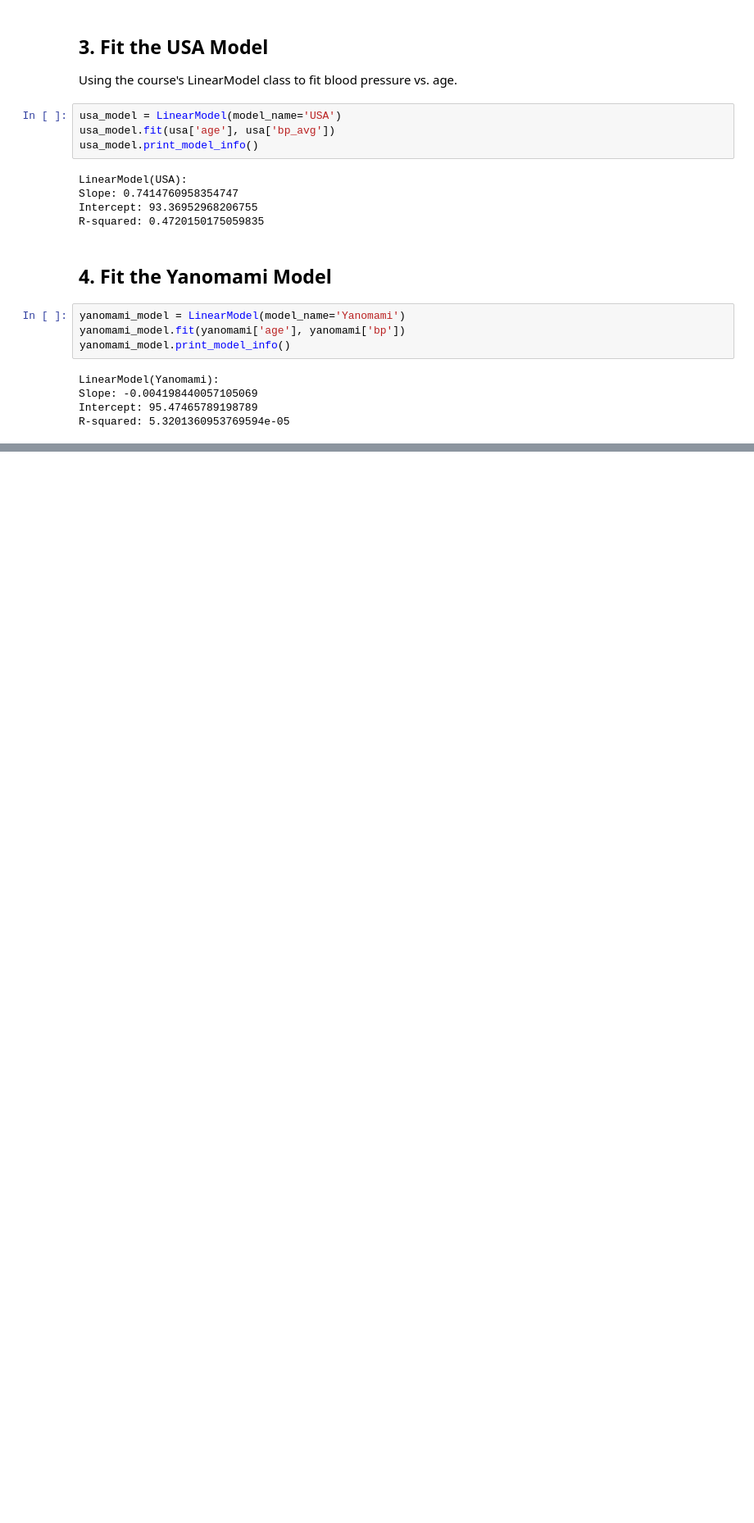
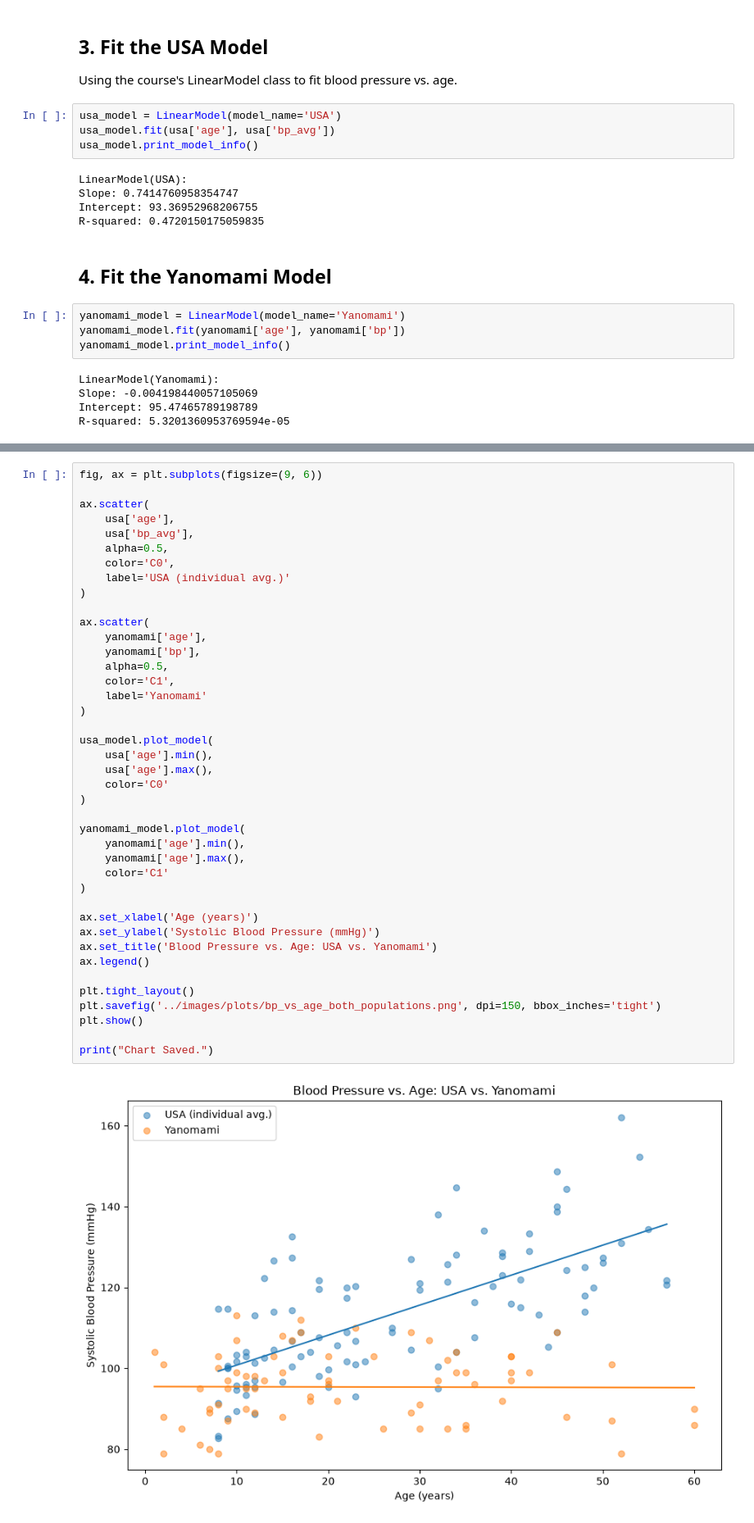
Before and after one commit to dakshita01/data-science-portfolio, a Jupyter notebook: 07-blood-pressure-age/notebook/blood_pressure_age.ipynb, the cells around one changed output, grey strips where cells are left out. Shown at 82% size. Cells and saved outputs as stored; diff of their text form; blank space fills up the shorter version.

Commit message:
feat: add combined scatter plot with both fitted regression lines

```diff
--- a/07-blood-pressure-age/notebook/blood_pressure_age.ipynb
+++ b/07-blood-pressure-age/notebook/blood_pressure_age.ipynb
@@ -105,0 +111,43 @@ R-squared: 5.3201360953769594e-05
+# %%
+fig, ax = plt.subplots(figsize=(9, 6))
+
+ax.scatter(
+    usa['age'],
+    usa['bp_avg'],
+    alpha=0.5,
+    color='C0',
+    label='USA (individual avg.)'
+)
+
+ax.scatter(
+    yanomami['age'],
+    yanomami['bp'],
+    alpha=0.5,
+    color='C1',
+    label='Yanomami'
+)
+
+usa_model.plot_model(
+    usa['age'].min(),
+    usa['age'].max(),
+    color='C0'
+)
+
+yanomami_model.plot_model(
+    yanomami['age'].min(),
+    yanomami['age'].max(),
+    color='C1'
+)
+
+ax.set_xlabel('Age (years)')
+ax.set_ylabel('Systolic Blood Pressure (mmHg)')
+ax.set_title('Blood Pressure vs. Age: USA vs. Yanomami')
+ax.legend()
+
+plt.tight_layout()
+plt.savefig('../images/plots/bp_vs_age_both_populations.png', dpi=150, bbox_inches='tight')
+plt.show()
+
+print("Chart Saved.")
+# %% [output]
+[figure, added]
```
Also changed, not shown: parts of 2 cells of this notebook.
